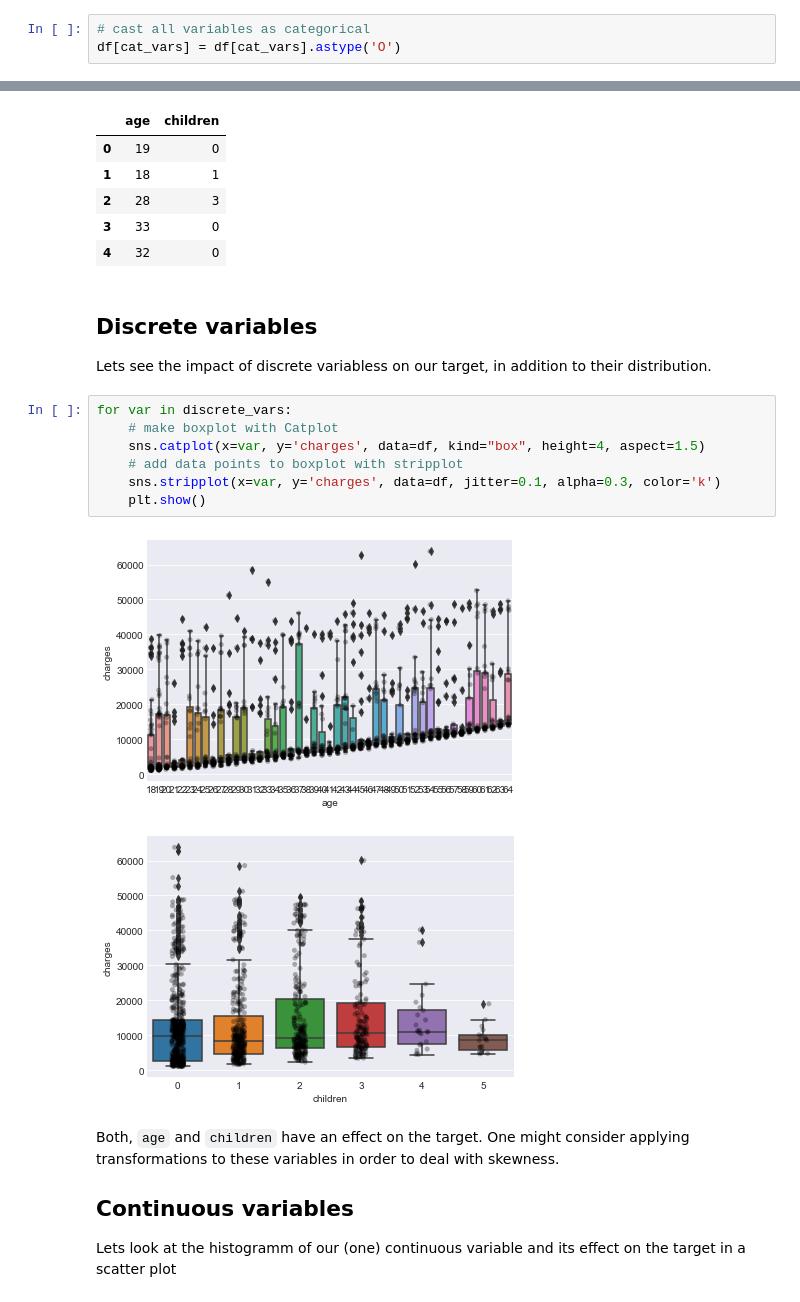
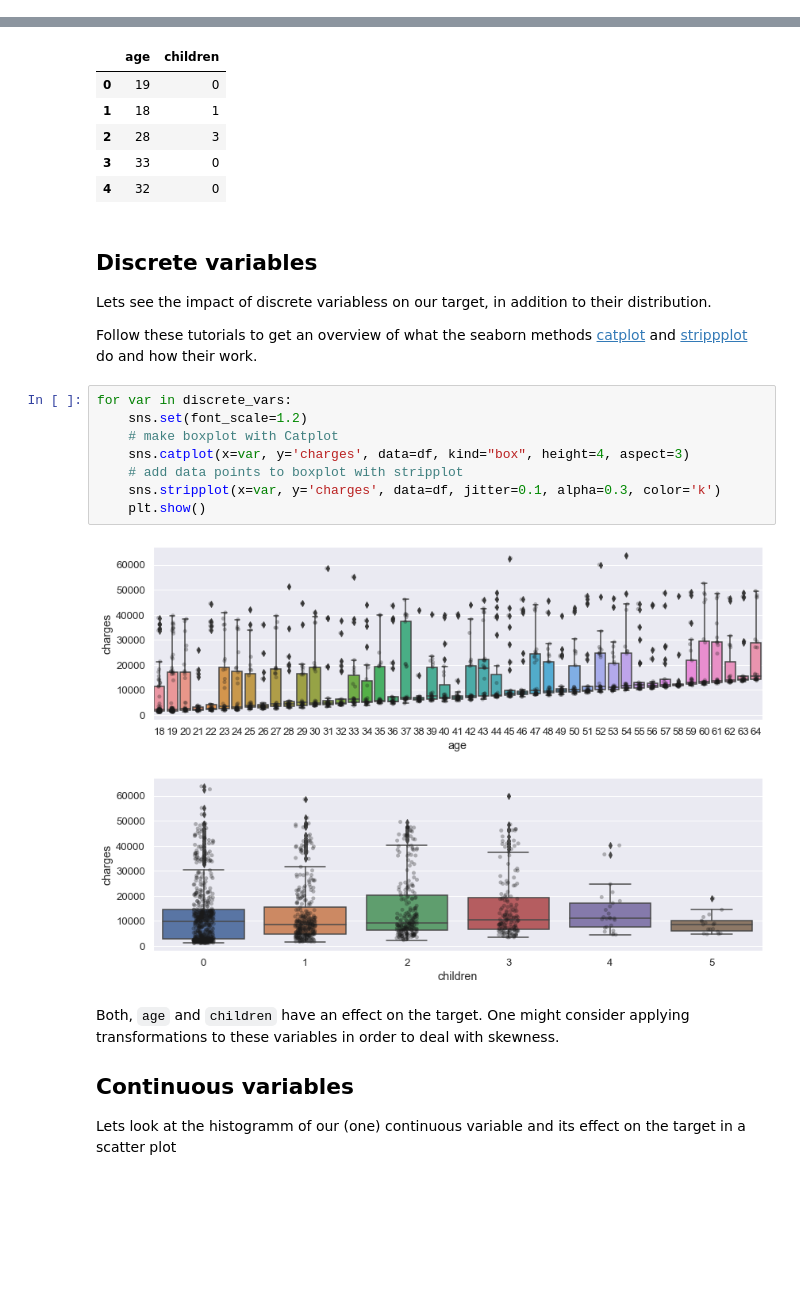
Before and after one commit to pmurati/DEVnet-Hackathon-2022, a Jupyter notebook: notebooks/Analyzing-Medical-Cost-Personal-Datasets.ipynb, the cells around one changed output, grey strips where cells are left out. Cells and saved outputs as stored; diff of their text form; blank space fills up the shorter version.

```diff
--- a/notebooks/Analyzing-Medical-Cost-Personal-Datasets.ipynb
+++ b/notebooks/Analyzing-Medical-Cost-Personal-Datasets.ipynb
@@ -127,9 +129,6 @@ cat_vars = [var for var in df.columns if df[var].dtype == 'O']
 len(cat_vars)
 # %% [output]
 3
-# %%
-# cast all variables as categorical
-df[cat_vars] = df[cat_vars].astype('O')
 # %%
 # now let's identify the numerical variables
 
@@ -181,16 +180,19 @@ df[discrete_vars].head()
 ## Discrete variables
 
 Lets see the impact of discrete variabless on our target, in addition to their distribution.
+
+Follow these tutorials to get an overview of what the seaborn methods [catplot](https://www.geeksforgeeks.org/python-seaborn-catplot/) and [strippplot](https://www.geeksforgeeks.org/stripplot-using-seaborn-in-python/) do and how their work.
 # %%
 for var in discrete_vars:
+    sns.set(font_scale=1.2)
     # make boxplot with Catplot
-    sns.catplot(x=var, y='charges', data=df, kind="box", height=4, aspect=1.5)
+    sns.catplot(x=var, y='charges', data=df, kind="box", height=4, aspect=3)
     # add data points to boxplot with stripplot
     sns.stripplot(x=var, y='charges', data=df, jitter=0.1, alpha=0.3, color='k')
     plt.show()
 # %% [output]
-[figure, old version]
+[figure, new version]
-[figure, old version]
+[figure, new version]
 # %% [markdown]
 Both, `age` and `children` have an effect on the target. One might consider applying transformations to these variables in order to deal with skewness.
 
```
Also changed, not shown: parts of 9 cells of this notebook.
